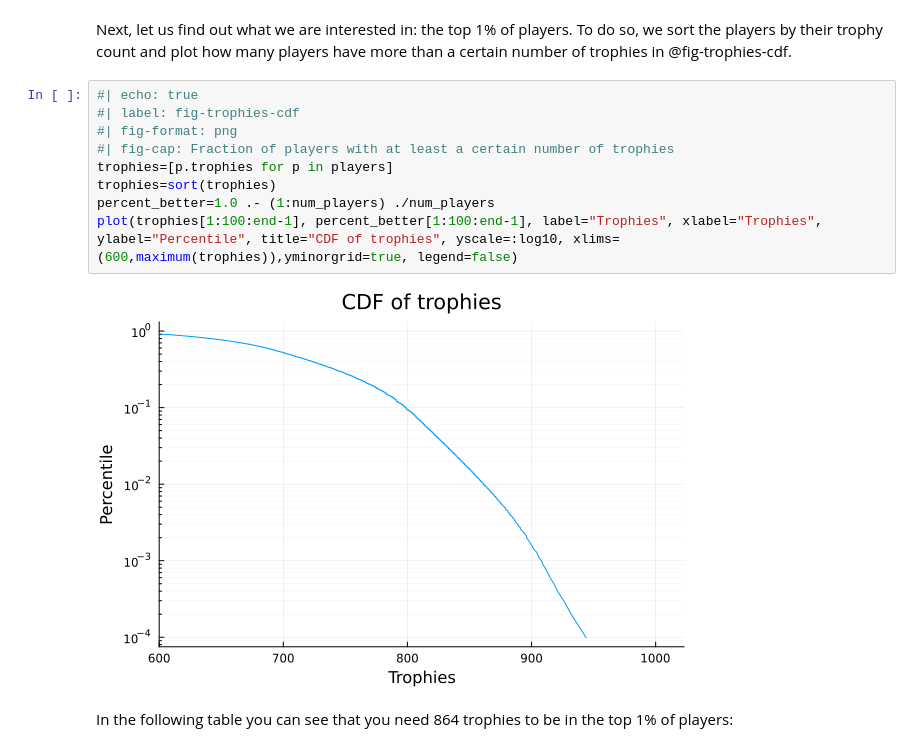
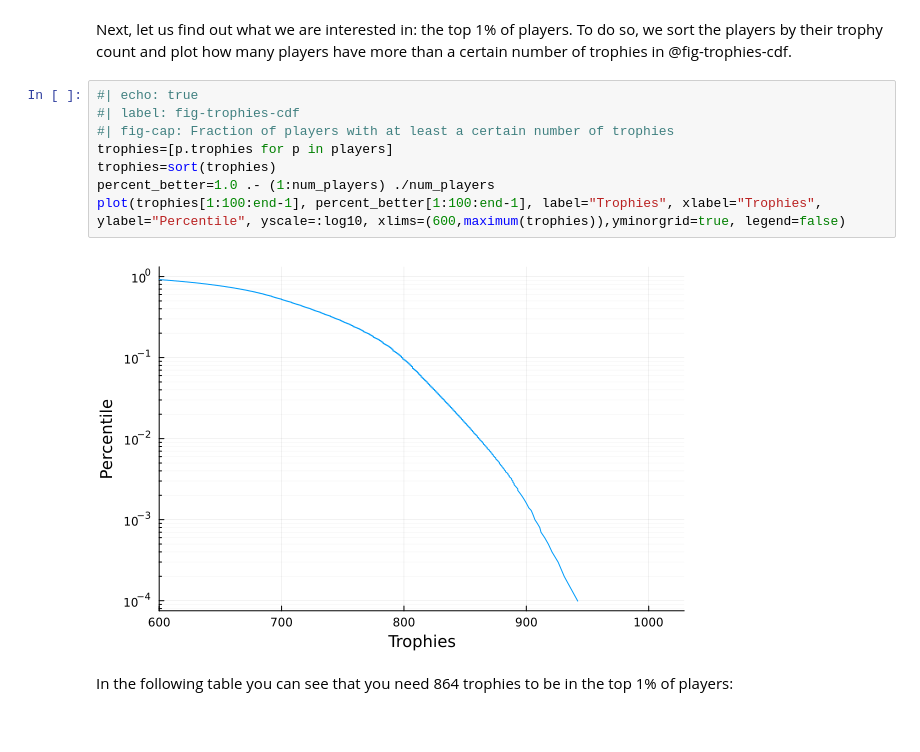
Before and after one commit to peteole/blog, a Jupyter notebook: trophy_simulation/index.ipynb, the cells around one changed output. Cells and saved outputs as stored; diff of their text form.

Commit message:
Fix plot

```diff
--- a/trophy_simulation/index.ipynb
+++ b/trophy_simulation/index.ipynb
@@ -169,14 +169,13 @@ Next, let us find out what we are interested in: the top 1% of players. To do so
 # %%
 #| echo: true
 #| label: fig-trophies-cdf
-#| fig-format: png
 #| fig-cap: Fraction of players with at least a certain number of trophies
 trophies=[p.trophies for p in players]
 trophies=sort(trophies)
 percent_better=1.0 .- (1:num_players) ./num_players
-plot(trophies[1:100:end-1], percent_better[1:100:end-1], label="Trophies", xlabel="Trophies", ylabel="Percentile", title="CDF of trophies", yscale=:log10, xlims=(600,maximum(trophies)),yminorgrid=true, legend=false)
+plot(trophies[1:100:end-1], percent_better[1:100:end-1], label="Trophies", xlabel="Trophies", ylabel="Percentile", yscale=:log10, xlims=(600,maximum(trophies)),yminorgrid=true, legend=false)
 # %% [output]
-[figure, old version]
+[figure, new version]
 # %% [markdown]
 In the following table you can see that you need 864 trophies to be in the top 1% of players:
 # %%
```
Also changed, not shown: parts of 6 cells of this notebook, 2 other files.
